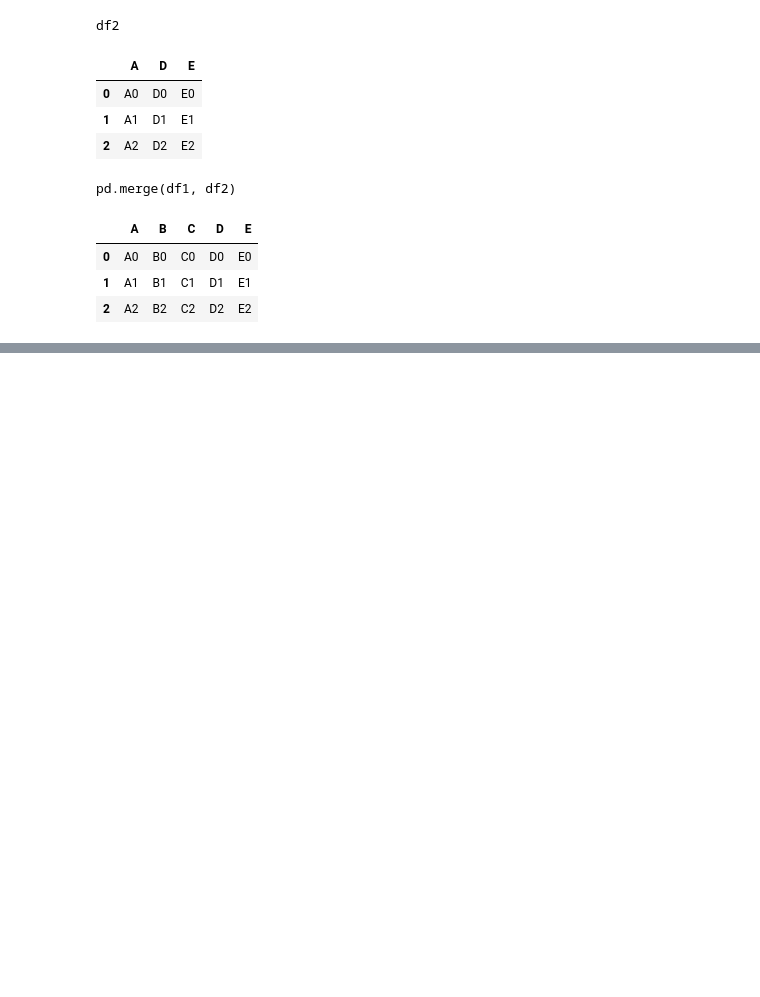
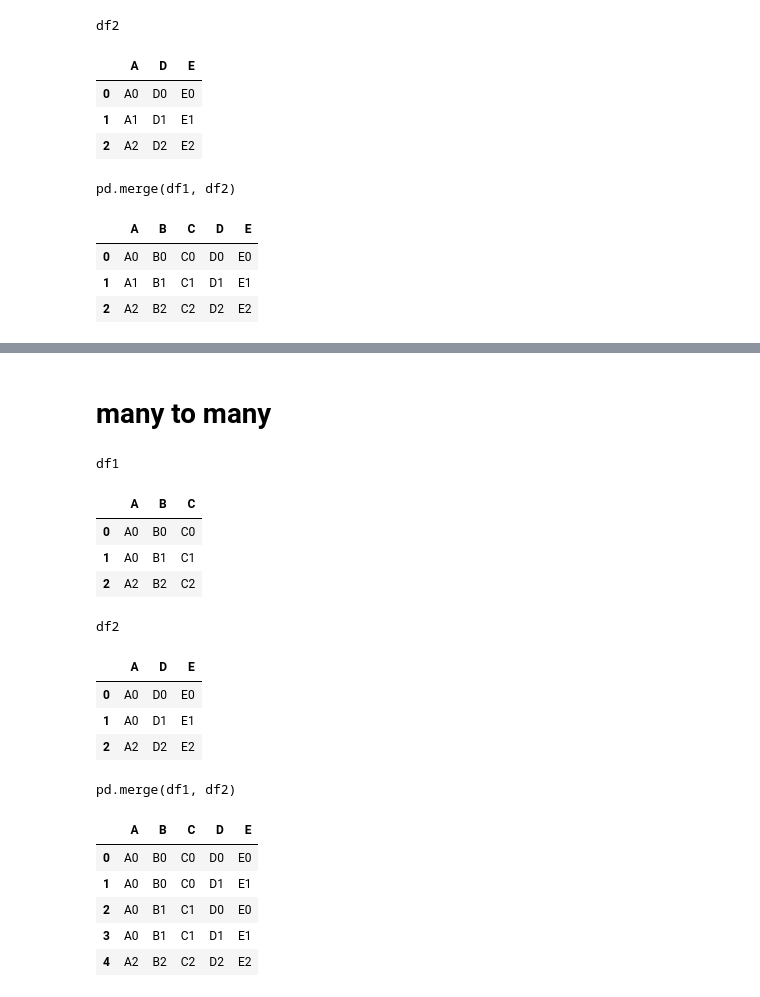
Before and after one commit to tkleg/SSE591-Projects, a Jupyter notebook: Proj3/combining_datasets_merge_join.ipynb, the cells around one changed output, grey strips where cells are left out. Drawn from its saved outputs; the diff is of its cells as text; code cells hidden in the pictures; blank space fills up the shorter version.

```diff
--- a/Proj3/combining_datasets_merge_join.ipynb
+++ b/Proj3/combining_datasets_merge_join.ipynb
@@ -48,0 +72,26 @@ pd.merge(df1, df2)
+# %% [markdown]
+# many to many
+# %%
+df1 = make_df('ABC', range(3))
+df2 = make_df('ADE', range(3))
+df1.loc[1, 'A'] = 'A0'
+df2.loc[1, 'A'] = df1.loc[1, 'A']
+display('df1', 'df2', 'pd.merge(df1, df2)')
+# %% [output]
+df1
+|  | A | B | C |
+| 0 | A0 | B0 | C0 |
+| 1 | A0 | B1 | C1 |
+| 2 | A2 | B2 | C2 |
+df2
+|  | A | D | E |
+| 0 | A0 | D0 | E0 |
+| 1 | A0 | D1 | E1 |
+| 2 | A2 | D2 | E2 |
+pd.merge(df1, df2)
+|  | A | B | C | D | E |
+| 0 | A0 | B0 | C0 | D0 | E0 |
+| 1 | A0 | B0 | C0 | D1 | E1 |
+| 2 | A0 | B1 | C1 | D0 | E0 |
+| 3 | A0 | B1 | C1 | D1 | E1 |
+| 4 | A2 | B2 | C2 | D2 | E2 |
```
Also changed, not shown: parts of 12 cells of this notebook.
